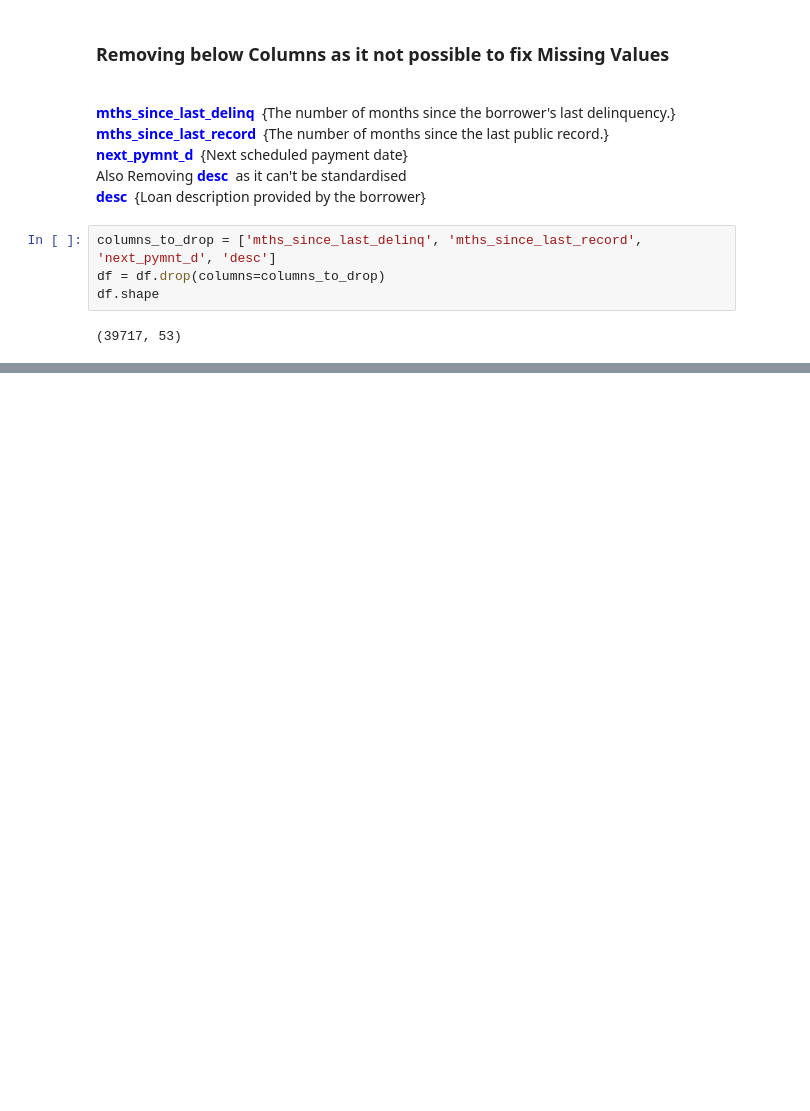
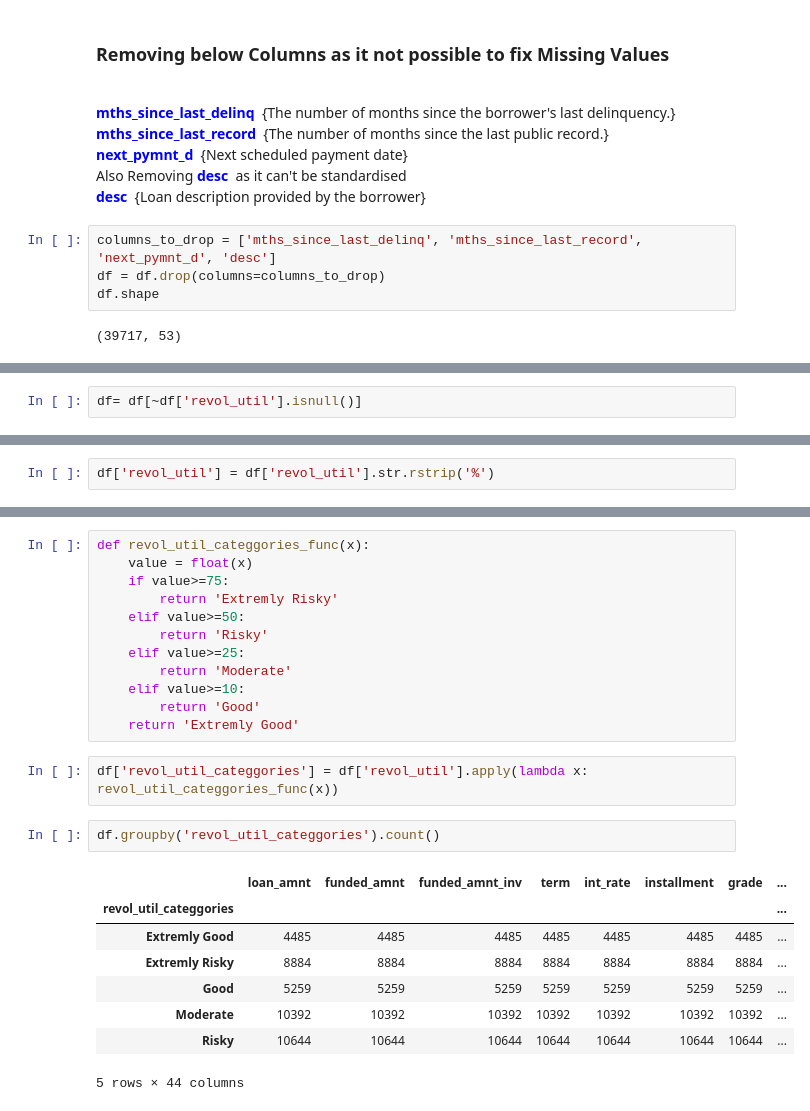
Before and after one commit to RezonChakraborty/LendingClub_CaseStudy, a Jupyter notebook: LendingClub_CaseStudy_Analysis.ipynb, the cells around one changed output, grey strips where cells are left out. Saved outputs shown, nothing was run; the diff lists cells and outputs as text; blank space fills up the shorter version.

```diff
--- a/LendingClub_CaseStudy_Analysis.ipynb
+++ b/LendingClub_CaseStudy_Analysis.ipynb
@@ -96,0 +242,2 @@ df.shape
+# %%
+df= df[~df['revol_util'].isnull()]
@@ -96,0 +257,2 @@ df.shape
+# %%
+df['revol_util'] = df['revol_util'].str.rstrip('%')
@@ -96,0 +268,25 @@ df.shape
+# %%
+def revol_util_categgories_func(x):
+    value = float(x)
+    if value>=75:
+        return 'Extremly Risky'
+    elif value>=50:
+        return 'Risky'
+    elif value>=25:
+        return 'Moderate'
+    elif value>=10:
+        return 'Good'
+    return 'Extremly Good'
+# %%
+df['revol_util_categgories'] = df['revol_util'].apply(lambda x: revol_util_categgories_func(x))
+# %%
+df.groupby('revol_util_categgories').count()
+# %% [output]
+|  | loan_amnt | funded_amnt | funded_amnt_inv | term | int_rate | installment | grade | ... |
+| revol_util_categgories |  |  |  |  |  |  |  | ... |
+| Extremly Good | 4485 | 4485 | 4485 | 4485 | 4485 | 4485 | 4485 | ... |
+| Extremly Risky | 8884 | 8884 | 8884 | 8884 | 8884 | 8884 | 8884 | ... |
+| Good | 5259 | 5259 | 5259 | 5259 | 5259 | 5259 | 5259 | ... |
+| Moderate | 10392 | 10392 | 10392 | 10392 | 10392 | 10392 | 10392 | ... |
+| Risky | 10644 | 10644 | 10644 | 10644 | 10644 | 10644 | 10644 | ... |
+5 rows × 44 columns
```
Also changed, not shown: parts of 15 cells of this notebook.
